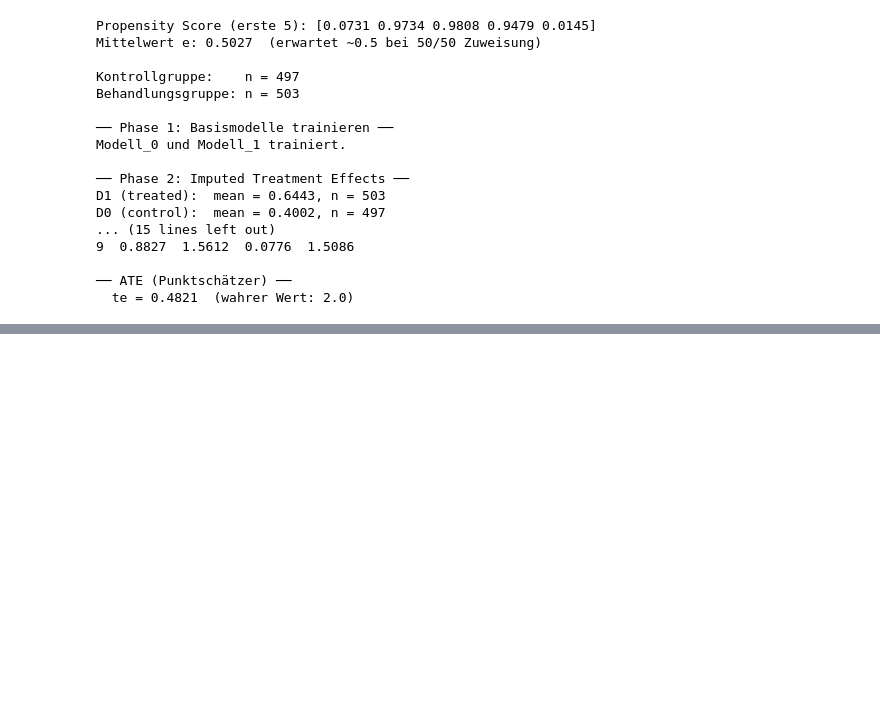
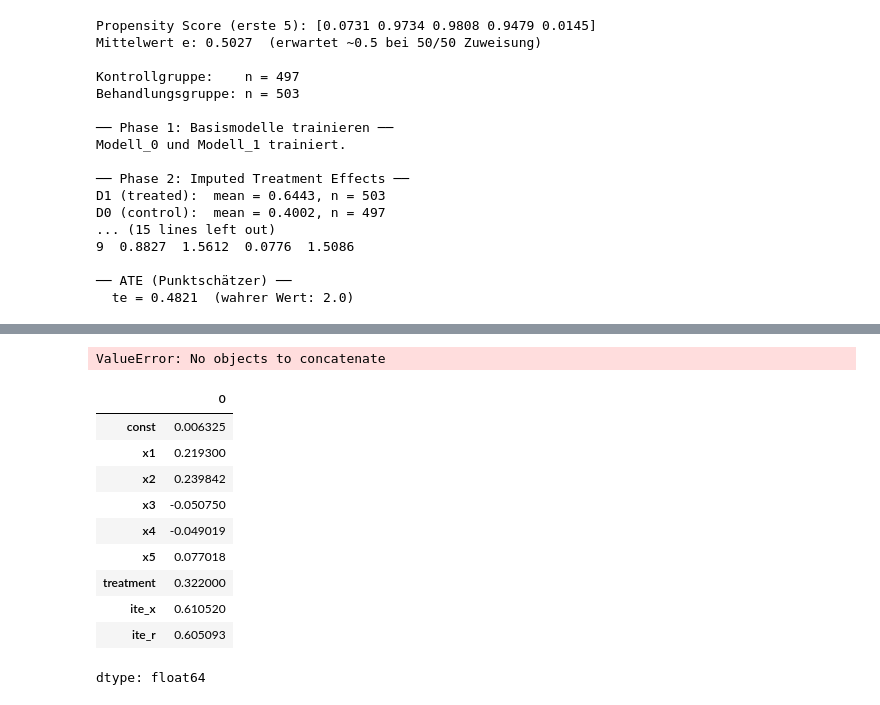
Before and after one commit to katjanieberle/py_causal_modeling, a Jupyter notebook: uplift_modeling.ipynb, the cells around one changed output, grey strips where cells are left out. Cells and saved outputs as stored; diff of their text form; code cells hidden in the pictures; blank space fills up the shorter version.

```diff
--- a/uplift_modeling.ipynb
+++ b/uplift_modeling.ipynb
@@ -587,3 +587,50 @@ print(f"\nATE = {ate:.4f}  (wahrer Wert: 2.0)")
 # Nie, X., & Wager, S. (2017). Quasi-oracle estimation of heterogeneous treatment effects. Biometrika, 108(2), 299–213.
 # Chernozhukov, V., et al. (2018). Double/debiased machine learning for treatment and structural parameters. The Econometrics Journal, 21(1), C1–C68.
 # Künzel, S.R., Sekhon, J.S., Wager, S., & Yu, B. (2019). Metalearners for estimating heterogeneous treatment effects using machine learning. PNAS, 116(10), 4156–4165.
+# %%
+#EVALUIEREN
+
+from causalml.metrics import plot_gain, qini_score
+import matplotlib.pyplot as plt
+
+# ITE schätzen pro Modell
+ite_t  = xg.fit_predict(X, treatment, y)
+ite_x  = xl.fit_predict(X, treatment, y)
+ite_r  = rl.fit_predict(X, treatment, y)
+
+dff["treat"] = treatment.astype(int)
+df_t = dff[["y","treat"]]
+df_t["ite_t"] = ite_t
+
+df_x = dff[["y","treat"]]
+df_x["ite_x"] = ite_x
+
+df_r = dff[["y","treat"]]
+df_r["ite_r"] = ite_r
+
+# Qini Score — höher = besser
+score_t = qini_score(df_t, outcome_col="y", treatment_col="treat", treatment_effect_col="ite_t")
+score_x = qini_score(df_x, outcome_col="y", treatment_col="treat", treatment_effect_col="ite_x")
+score_r = qini_score(df_r, outcome_col="y", treatment_col="treat", treatment_effect_col="ite_r")
+#score_x = qini_score(y, treatment, ite_x)
+#score_r = qini_score(y, treatment, ite_r)
+
+print(f"T-Learner Qini: {score_t.values[0]:.4f}")
+print(f"X-Learner Qini: {score_x.values[0]:.4f}")
+print(f"R-Learner Qini: {score_r.values[0]:.4f}")
+# %% [output]
+ValueError: No objects to concatenate
+# %%
+score_t
+# %% [output]
+|  | 0 |
+| const | 0.006325 |
+| x1 | 0.219300 |
+| x2 | 0.239842 |
+| x3 | -0.050750 |
+| x4 | -0.049019 |
+| x5 | 0.077018 |
+| treatment | 0.322000 |
+| ite_x | 0.610520 |
+| ite_r | 0.605093 |
+dtype: float64
```
Also changed, not shown: parts of 3 cells of this notebook.
